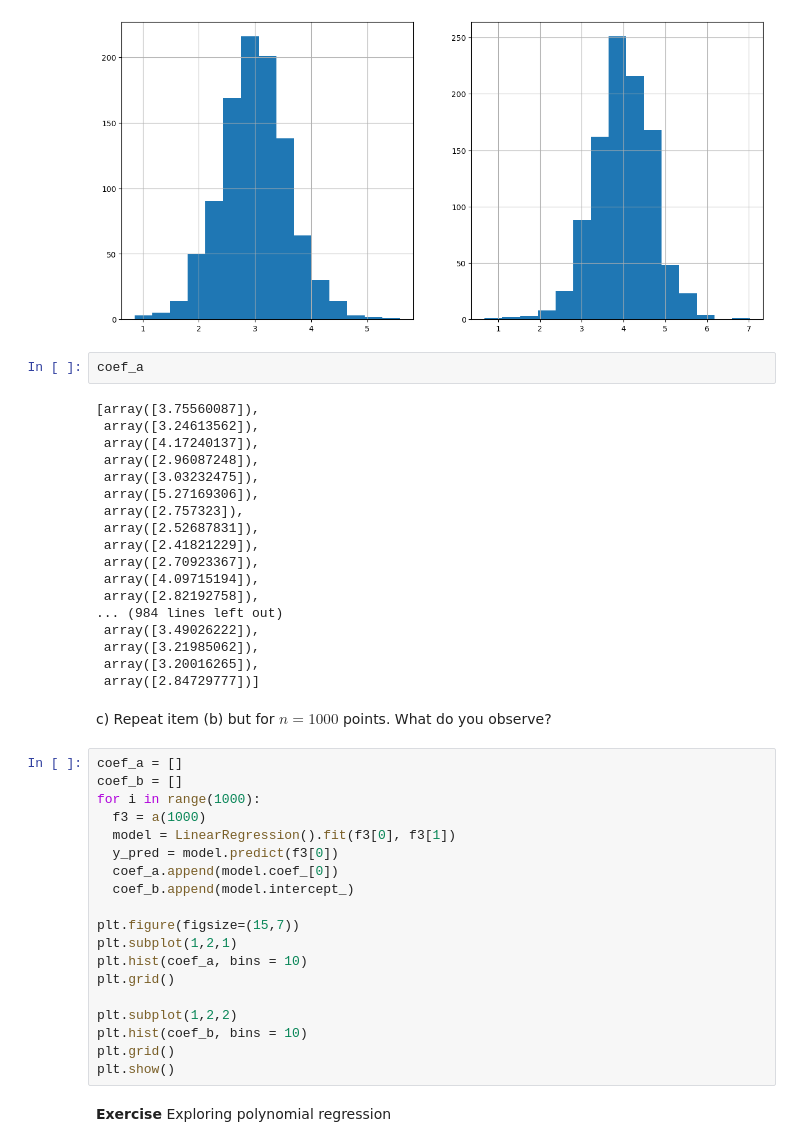
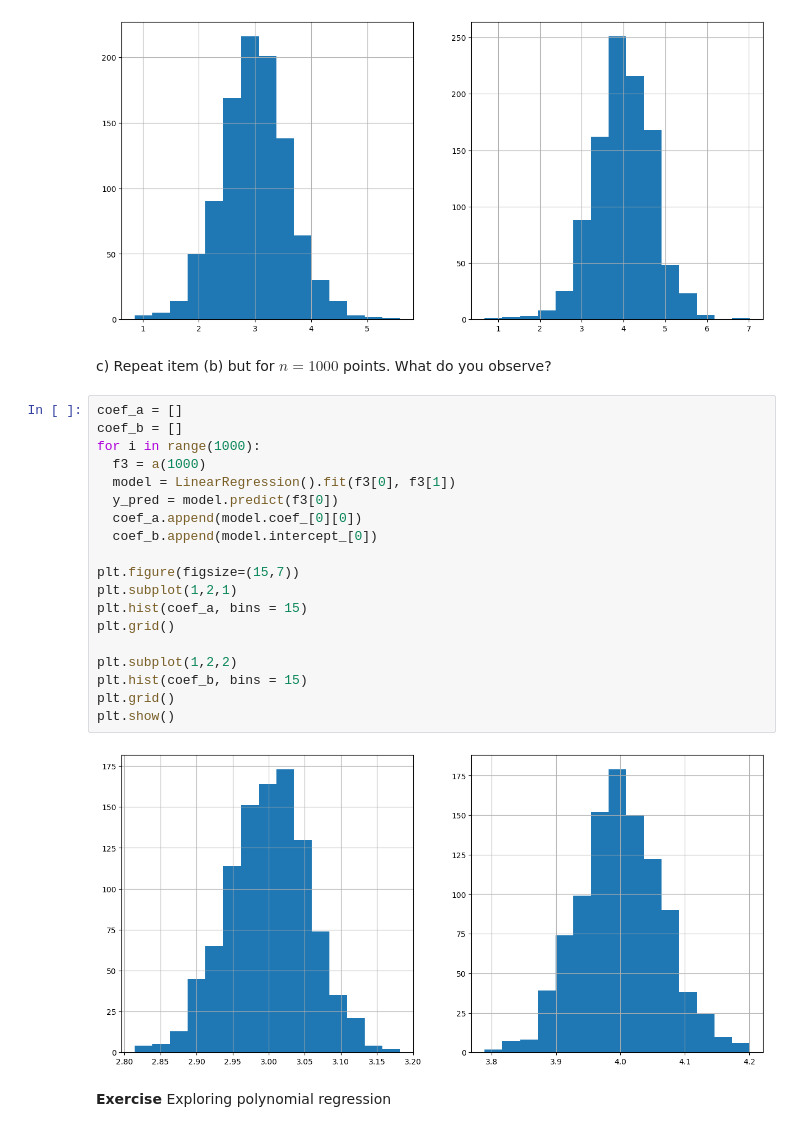
Before and after one commit to LuccaClaro/machine_learning, a Jupyter notebook: labs/04_regression/lab_04_linear_regression.ipynb, the cells around one changed output. Drawn from its saved outputs; the diff is of its cells as text.

```diff
--- a/labs/04_regression/lab_04_linear_regression.ipynb
+++ b/labs/04_regression/lab_04_linear_regression.ipynb
@@ -65,47 +65,29 @@ plt.grid()
 plt.show()
 # %% [output]
 [figure]
-# %%
-coef_a
-# %% [output]
-[array([3.75560087]),
- array([3.24613562]),
- array([4.17240137]),
- array([2.96087248]),
- array([3.03232475]),
- array([5.27169306]),
- array([2.757323]),
- array([2.52687831]),
- array([2.41821229]),
- array([2.70923367]),
- array([4.09715194]),
- array([2.82192758]),
-... (984 lines left out)
- array([3.49026222]),
- array([3.21985062]),
- array([3.20016265]),
- array([2.84729777])]
 # %% [markdown]
 c) Repeat item (b) but for $n=1000$ points. What do you observe?
 # %%
 coef_a = []
 coef_b = []
 for i in range(1000):
   f3 = a(1000)
   model = LinearRegression().fit(f3[0], f3[1])
   y_pred = model.predict(f3[0])
-  coef_a.append(model.coef_[0])
-  coef_b.append(model.intercept_)
+  coef_a.append(model.coef_[0][0])
+  coef_b.append(model.intercept_[0])
 
 plt.figure(figsize=(15,7))
 plt.subplot(1,2,1)
-plt.hist(coef_a, bins = 10)
+plt.hist(coef_a, bins = 15)
 plt.grid()
 
 plt.subplot(1,2,2)
-plt.hist(coef_b, bins = 10)
+plt.hist(coef_b, bins = 15)
 plt.grid()
 plt.show()
+# %% [output]
+[figure, added]
 # %% [markdown]
 **Exercise** Exploring polynomial regression
 # %% [markdown]
```
Also changed, not shown: parts of 4 cells of this notebook.
